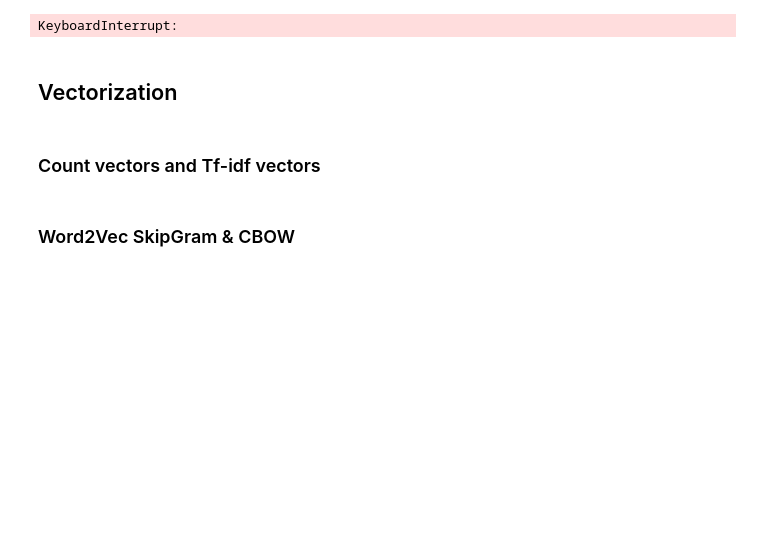
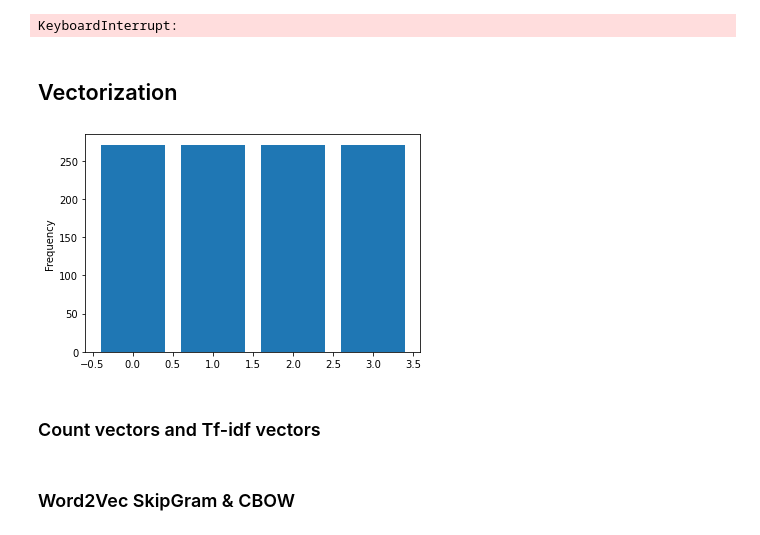
Before and after one commit to malte-koenig/AG_News_Classifier, a Jupyter notebook: main.ipynb, the cells around one changed output. Drawn from its saved outputs; the diff is of its cells as text; code cells hidden in the pictures; blank space fills up the shorter version.

Commit message:
Fractionize and rebalance data
Fractionize and rebalance data, updatad hyperparameter tuning for classification

```diff
--- a/main.ipynb
+++ b/main.ipynb
@@ -59,6 +60,21 @@ def class_distribution():
 
     plt.show()
 
+def balanced_fractionize(df, frac):
+
+    frac_df = df.sample(frac=frac, random_state=42)
+    frac_data, frac_target = frac_df['text'].values.reshape(-1, 1), frac_df['label'].values.reshape(-1, 1)
+
+    sampler = RandomUnderSampler()
+    bal_frac_data, bal_frac_target = sampler.fit_resample(frac_data, frac_target)
+
+    class_dist = pd.Series(bal_frac_target).value_counts()
+    plt.bar(class_dist.index, class_dist)
+    plt.ylabel("Frequency")
+    plt.show()
+
+    return bal_frac_data, bal_frac_target
+
 class_distribution()
 # %% [output]
 [nltk_data] Downloading package wordnet to
@@ -137,10 +153,14 @@ KeyboardInterrupt:
 # %%
 # read in preprocessed training data if necessary
 train_df = pd.read_csv('preprocessed_training_data.csv', sep=';', encoding='utf-8')
-#for quick-testing with small memory
-train_df = train_df.sample(frac=0.01, random_state=42)
+
+#fractionize and undersample data
+train_data, train_target = balanced_fractionize(train_df, 0.01)
+
 # for word embedding models
-train_tokens = [word_tokenize(text) for text in train_df['text']]
+train_tokens = [word_tokenize(text) for text in train_data]
+# %% [output]
+[figure, added]
 # %% [markdown]
 ### Count vectors and Tf-idf vectors
 # %%
```
Also changed, not shown: parts of 4 cells of this notebook.
